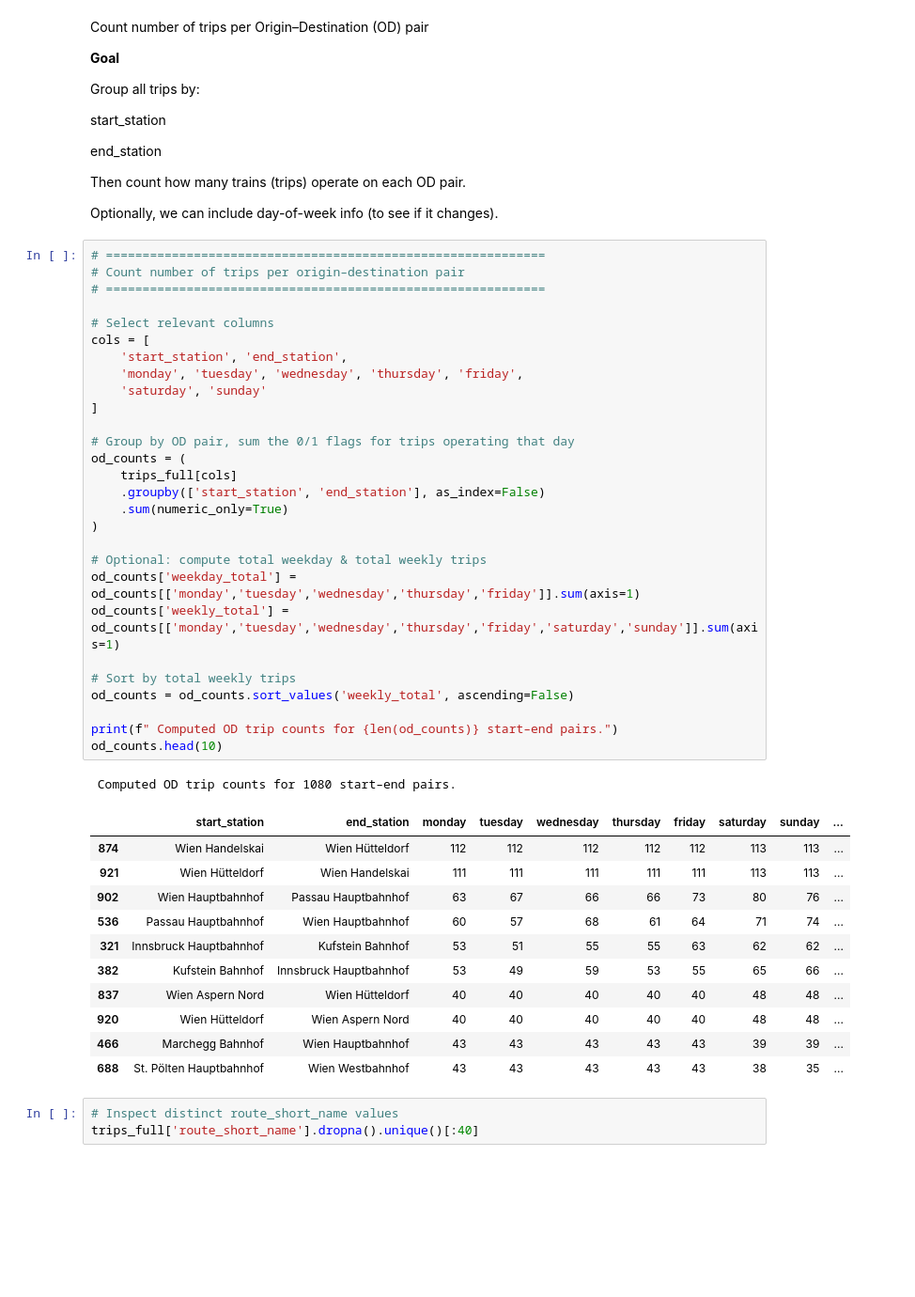
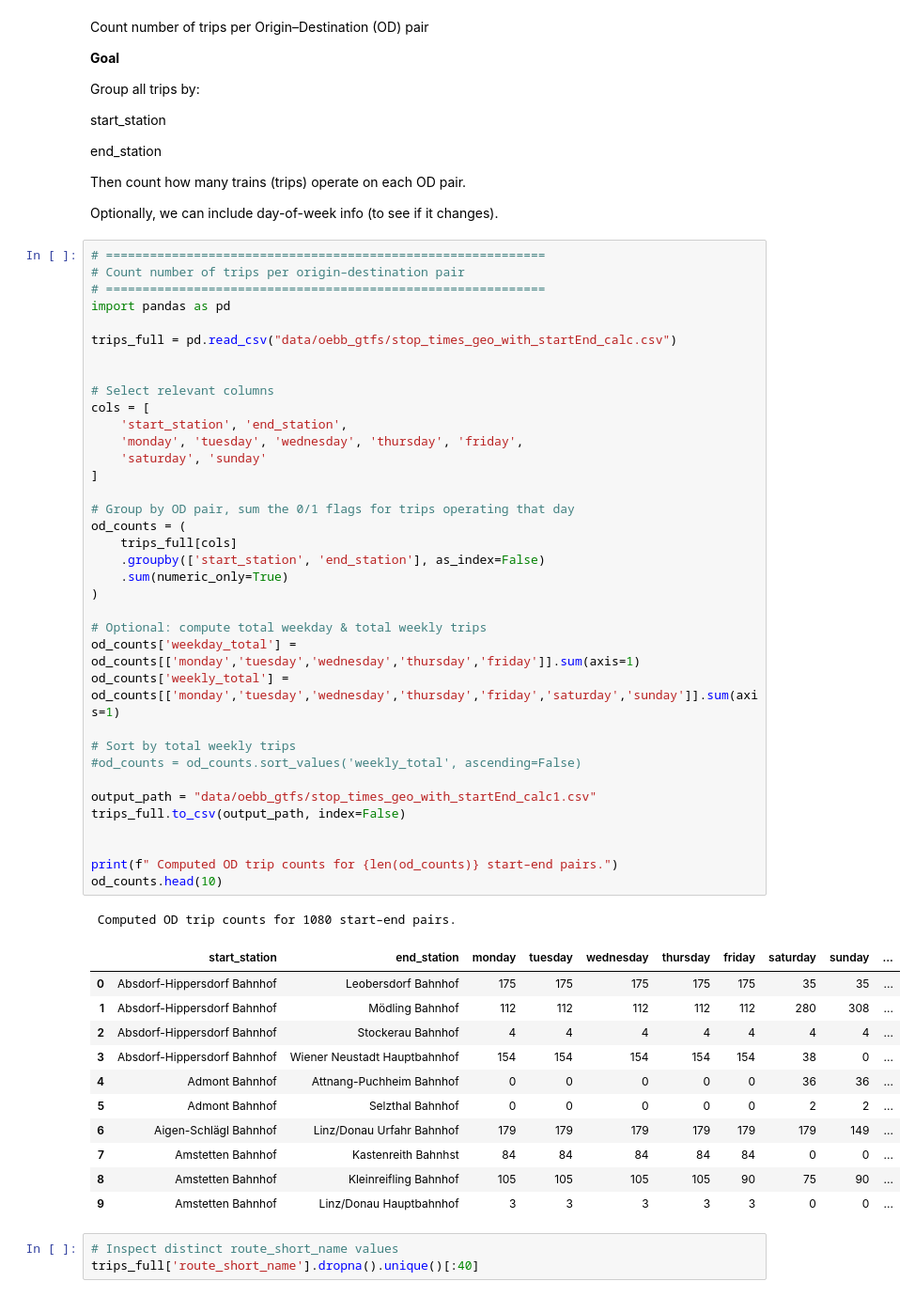
Before and after one commit to MarcelDS24/The-Railway-Energy-Explorer, a Jupyter notebook: Piezoelectric Railroad Harvester.ipynb, the cells around one changed output. Shown at 94% size. Cells and saved outputs as stored; diff of their text form; blank space fills up the shorter version.

```diff
--- a/Piezoelectric Railroad Harvester.ipynb
+++ b/Piezoelectric Railroad Harvester.ipynb
@@ -371,44 +371,52 @@ Optionally, we can include day-of-week info (to see if it changes).
 # %%
 # ============================================================
 # Count number of trips per origin–destination pair
 # ============================================================
+import pandas as pd
+
+trips_full = pd.read_csv("data/oebb_gtfs/stop_times_geo_with_startEnd_calc.csv")
+
 
 # Select relevant columns
 cols = [
     'start_station', 'end_station',
     'monday', 'tuesday', 'wednesday', 'thursday', 'friday',
     'saturday', 'sunday'
 ]
 
 # Group by OD pair, sum the 0/1 flags for trips operating that day
 od_counts = (
     trips_full[cols]
     .groupby(['start_station', 'end_station'], as_index=False)
     .sum(numeric_only=True)
 )
 
 # Optional: compute total weekday & total weekly trips
 od_counts['weekday_total'] = od_counts[['monday','tuesday','wednesday','thursday','friday']].sum(axis=1)
 od_counts['weekly_total'] = od_counts[['monday','tuesday','wednesday','thursday','friday','saturday','sunday']].sum(axis=1)
 
 # Sort by total weekly trips
-od_counts = od_counts.sort_values('weekly_total', ascending=False)
+#od_counts = od_counts.sort_values('weekly_total', ascending=False)
+
+output_path = "data/oebb_gtfs/stop_times_geo_with_startEnd_calc1.csv"
+trips_full.to_csv(output_path, index=False)
+
 
 print(f" Computed OD trip counts for {len(od_counts)} start–end pairs.")
 od_counts.head(10)
 # %% [output]
  Computed OD trip counts for 1080 start–end pairs.
 |  | start_station | end_station | monday | tuesday | wednesday | thursday | friday | saturday | sunday | ... |
-| 874 | Wien Handelskai | Wien Hütteldorf | 112 | 112 | 112 | 112 | 112 | 113 | 113 | ... |
-| 921 | Wien Hütteldorf | Wien Handelskai | 111 | 111 | 111 | 111 | 111 | 113 | 113 | ... |
-| 902 | Wien Hauptbahnhof | Passau Hauptbahnhof | 63 | 67 | 66 | 66 | 73 | 80 | 76 | ... |
-| 536 | Passau Hauptbahnhof | Wien Hauptbahnhof | 60 | 57 | 68 | 61 | 64 | 71 | 74 | ... |
-| 321 | Innsbruck Hauptbahnhof | Kufstein Bahnhof | 53 | 51 | 55 | 55 | 63 | 62 | 62 | ... |
-| 382 | Kufstein Bahnhof | Innsbruck Hauptbahnhof | 53 | 49 | 59 | 53 | 55 | 65 | 66 | ... |
-| 837 | Wien Aspern Nord | Wien Hütteldorf | 40 | 40 | 40 | 40 | 40 | 48 | 48 | ... |
-| 920 | Wien Hütteldorf | Wien Aspern Nord | 40 | 40 | 40 | 40 | 40 | 48 | 48 | ... |
-| 466 | Marchegg Bahnhof | Wien Hauptbahnhof | 43 | 43 | 43 | 43 | 43 | 39 | 39 | ... |
-| 688 | St. Pölten Hauptbahnhof | Wien Westbahnhof | 43 | 43 | 43 | 43 | 43 | 38 | 35 | ... |
+| 0 | Absdorf-Hippersdorf Bahnhof | Leobersdorf Bahnhof | 175 | 175 | 175 | 175 | 175 | 35 | 35 | ... |
+| 1 | Absdorf-Hippersdorf Bahnhof | Mödling Bahnhof | 112 | 112 | 112 | 112 | 112 | 280 | 308 | ... |
+| 2 | Absdorf-Hippersdorf Bahnhof | Stockerau Bahnhof | 4 | 4 | 4 | 4 | 4 | 4 | 4 | ... |
+| 3 | Absdorf-Hippersdorf Bahnhof | Wiener Neustadt Hauptbahnhof | 154 | 154 | 154 | 154 | 154 | 38 | 0 | ... |
+| 4 | Admont Bahnhof | Attnang-Puchheim Bahnhof | 0 | 0 | 0 | 0 | 0 | 36 | 36 | ... |
+| 5 | Admont Bahnhof | Selzthal Bahnhof | 0 | 0 | 0 | 0 | 0 | 2 | 2 | ... |
+| 6 | Aigen-Schlägl Bahnhof | Linz/Donau Urfahr Bahnhof | 179 | 179 | 179 | 179 | 179 | 179 | 149 | ... |
+| 7 | Amstetten Bahnhof | Kastenreith Bahnhst | 84 | 84 | 84 | 84 | 84 | 0 | 0 | ... |
+| 8 | Amstetten Bahnhof | Kleinreifling Bahnhof | 105 | 105 | 105 | 105 | 90 | 75 | 90 | ... |
+| 9 | Amstetten Bahnhof | Linz/Donau Hauptbahnhof | 3 | 3 | 3 | 3 | 3 | 0 | 0 | ... |
 # %%
 # Inspect distinct route_short_name values
 trips_full['route_short_name'].dropna().unique()[:40]
```
Also changed, not shown: parts of 5 cells of this notebook, 5 other files.
